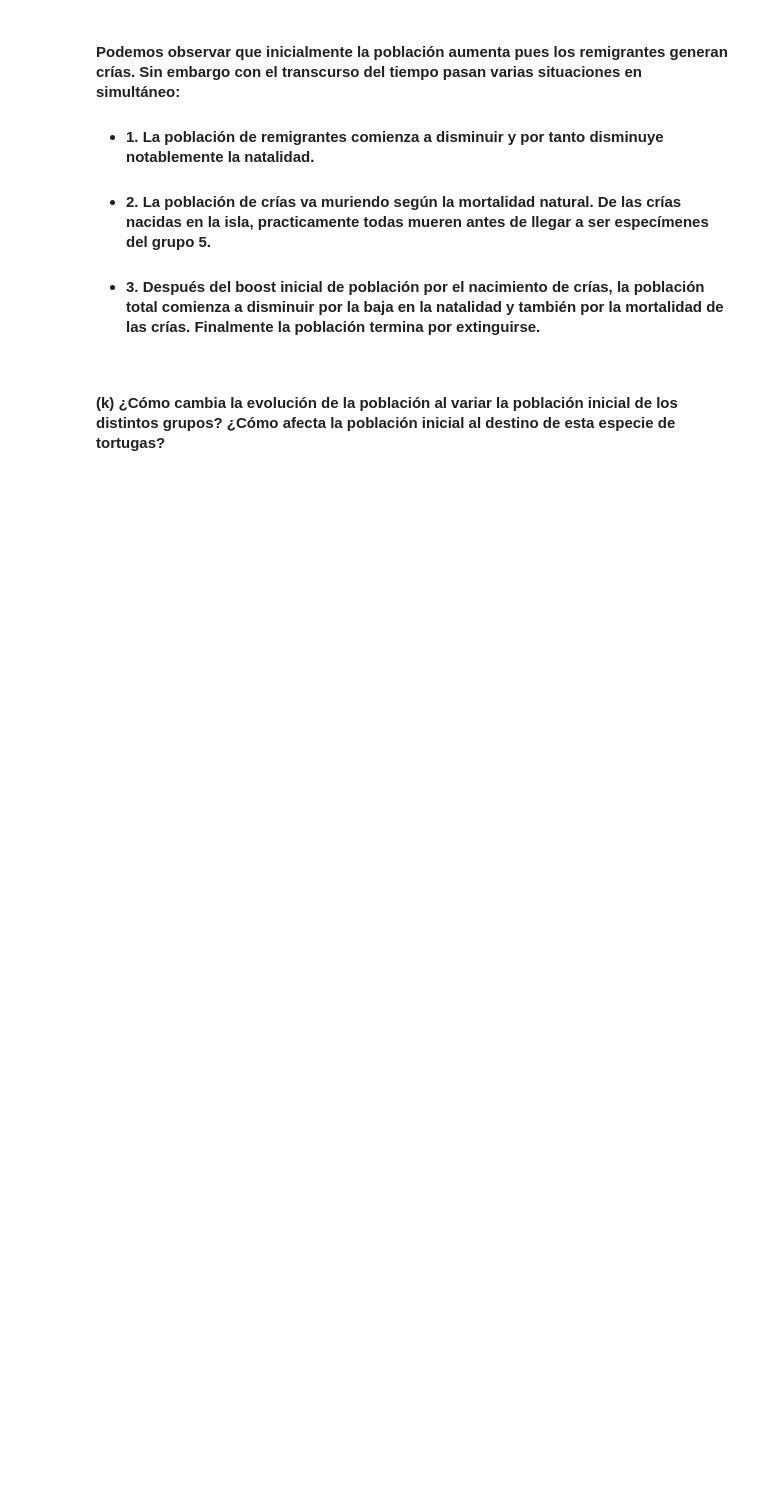
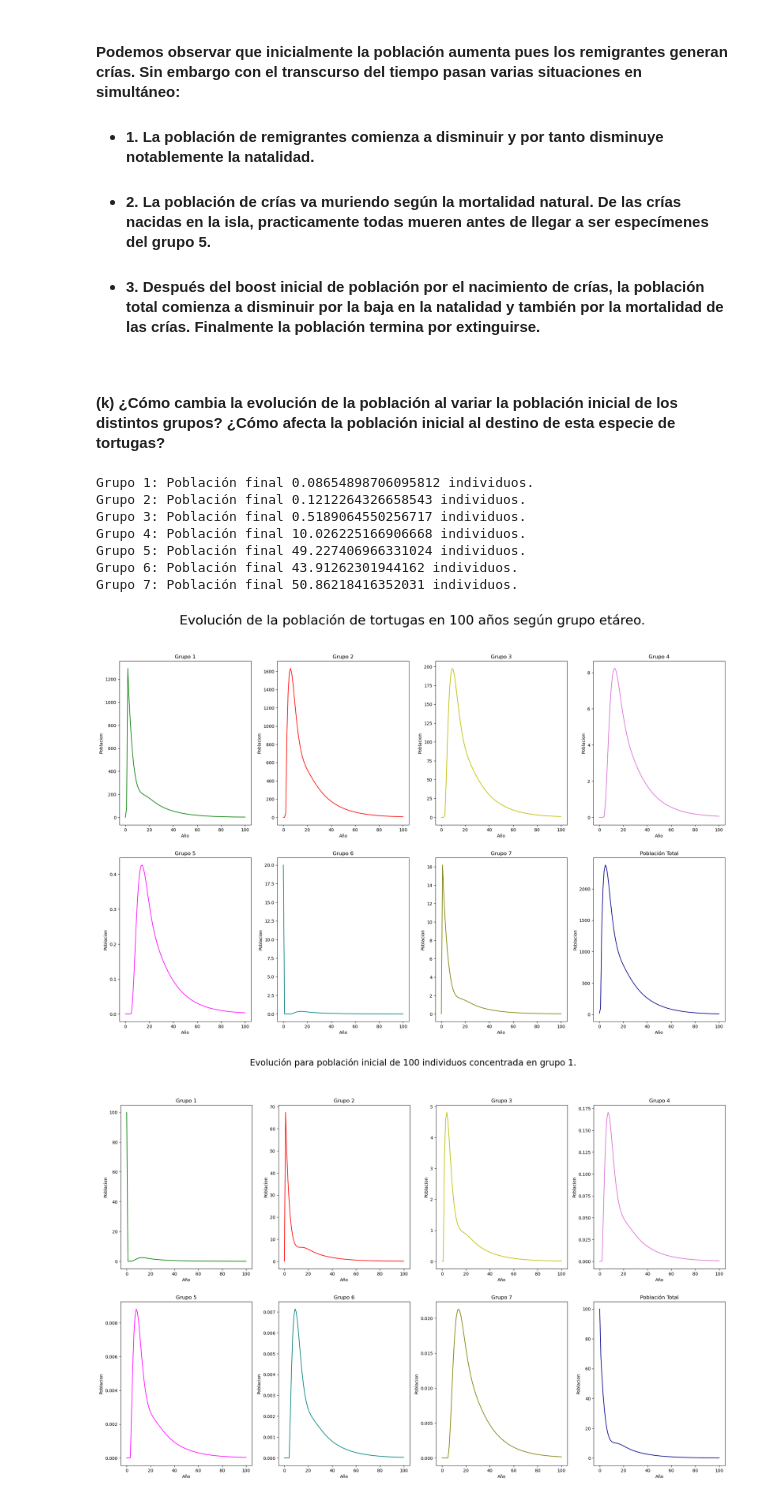
Before and after one commit to JZapataMA/Proyecto-2-ALCD, a Jupyter notebook: Proyecto_2.ipynb, the cells around one changed output. Cells and saved outputs as stored; diff of their text form; code cells hidden in the pictures; blank space fills up the shorter version.

Commit message:
Proyecto 2 Finalizado

```diff
--- a/Proyecto_2.ipynb
+++ b/Proyecto_2.ipynb
@@ -47,8 +47,6 @@ for alp in alpha:
         lista_res.append((vector_poblacion[1], vector_poblacion[2]))
     #Guardar los resultados para cada año (población total)
     dict_resultados[alp] = [x[0] + x[1] for x in lista_res]
-    if alp == alpha[0]:
-        print(lista_res)
 
 #Se genera el gráfico
 fig = plt.figure(figsize = (15, 15))
@@ -375,9 +353,23 @@ poblacion_tortugas(vector_tortugas, A)
 # %%
 from random import randint
 # %%
-valores = [0, 0, 0, 0, 0, 0, 0]
-vector_tortugas = mt.Vec({1, 2, 3, 4, 5, 6, 7}, dict() )
-for a in range(len(valores)):
-    vector_tortugas[a + 1] = valores[a]
-in_1 = poblacion_tortugas(vector_tortugas, A, False)
-lista_resultados.append((vector_tortugas, in_1[-1]))
+#Para una población inicial definida, se concentra dicha población en un solo grupo y se ve cual es el que tiene mejor rendimiento.
+#DISCLAIMER: SE GENERARÁN 7 GRÁFICOS: UNO PARA CADA GRUPO.
+poblacion_inicial = 100
+for a in range(7):
+    vector_tortugas = mt.Vec({1, 2, 3, 4, 5, 6, 7}, dict())
+    vector_tortugas[a + 1] = poblacion_inicial
+    pob = poblacion_tortugas(vector_tortugas, A, True)
+    plt.suptitle(f'Evolución para población inicial de {poblacion_inicial} individuos concentrada en grupo {a+1}.', fontsize = 20)
+    print(f'Grupo {a + 1}: Población final {pob[-1]} individuos.')
+plt.show()
+# %% [output]
+Grupo 1: Población final 0.08654898706095812 individuos.
+Grupo 2: Población final 0.1212264326658543 individuos.
+Grupo 3: Población final 0.5189064550256717 individuos.
+Grupo 4: Población final 10.026225166906668 individuos.
+Grupo 5: Población final 49.227406966331024 individuos.
+Grupo 6: Población final 43.91262301944162 individuos.
+Grupo 7: Población final 50.86218416352031 individuos.
+[figure, added]
+[figure, added]
```
Also changed, not shown: parts of 13 cells of this notebook.
